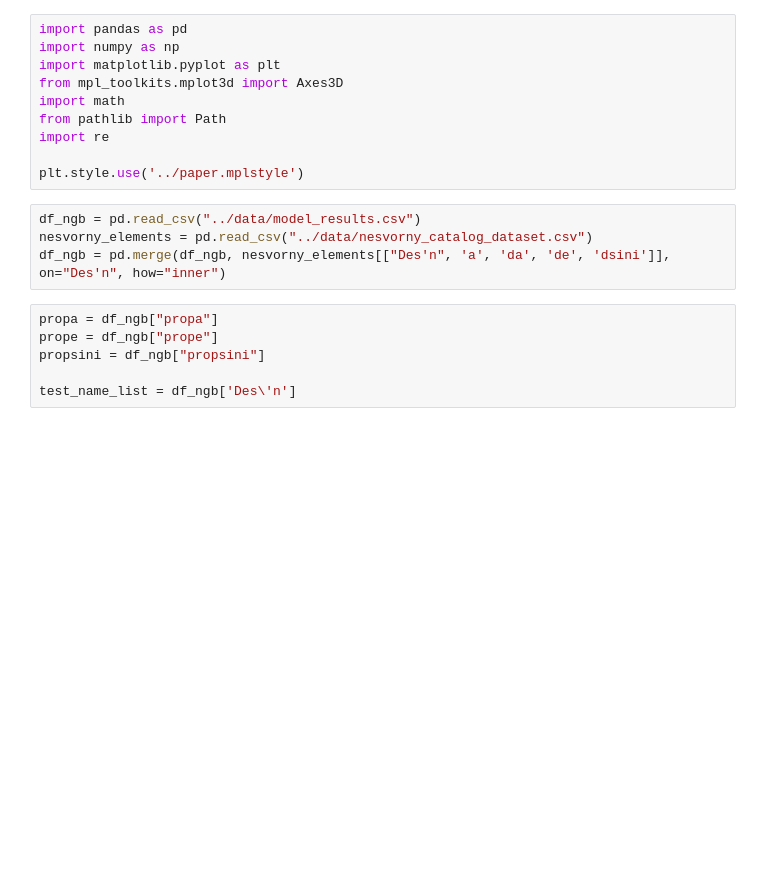
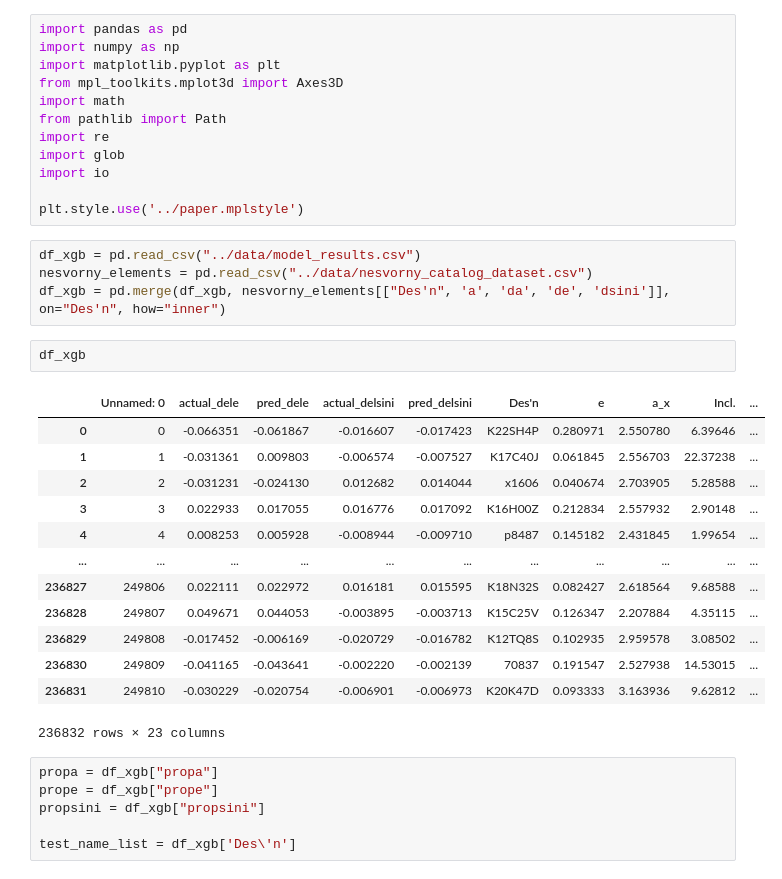
Before and after one commit to YangShen31/proper_elements_prediction, a Jupyter notebook: 4_family_identification/histogram_generations.ipynb, the cells around one changed output. Saved outputs shown, nothing was run; the diff lists cells and outputs as text; blank space fills up the shorter version.

```diff
--- a/4_family_identification/histogram_generations.ipynb
+++ b/4_family_identification/histogram_generations.ipynb
@@ -6,18 +6,36 @@ from mpl_toolkits.mplot3d import Axes3D
 import math
 from pathlib import Path
 import re
+import glob
+import io
 
 plt.style.use('../paper.mplstyle')
 # %%
-df_ngb = pd.read_csv("../data/model_results.csv")
+df_xgb = pd.read_csv("../data/model_results.csv")
 nesvorny_elements = pd.read_csv("../data/nesvorny_catalog_dataset.csv")
-df_ngb = pd.merge(df_ngb, nesvorny_elements[["Des'n", 'a', 'da', 'de', 'dsini']], on="Des'n", how="inner")
+df_xgb = pd.merge(df_xgb, nesvorny_elements[["Des'n", 'a', 'da', 'de', 'dsini']], on="Des'n", how="inner")
+# %%
+df_xgb
+# %% [output]
+|  | Unnamed: 0 | actual_dele | pred_dele | actual_delsini | pred_delsini | Des'n | e | a_x | Incl. | ... |
+| 0 | 0 | -0.066351 | -0.061867 | -0.016607 | -0.017423 | K22SH4P | 0.280971 | 2.550780 | 6.39646 | ... |
+| 1 | 1 | -0.031361 | 0.009803 | -0.006574 | -0.007527 | K17C40J | 0.061845 | 2.556703 | 22.37238 | ... |
+| 2 | 2 | -0.031231 | -0.024130 | 0.012682 | 0.014044 | x1606 | 0.040674 | 2.703905 | 5.28588 | ... |
+| 3 | 3 | 0.022933 | 0.017055 | 0.016776 | 0.017092 | K16H00Z | 0.212834 | 2.557932 | 2.90148 | ... |
+| 4 | 4 | 0.008253 | 0.005928 | -0.008944 | -0.009710 | p8487 | 0.145182 | 2.431845 | 1.99654 | ... |
+| ... | ... | ... | ... | ... | ... | ... | ... | ... | ... | ... |
+| 236827 | 249806 | 0.022111 | 0.022972 | 0.016181 | 0.015595 | K18N32S | 0.082427 | 2.618564 | 9.68588 | ... |
+| 236828 | 249807 | 0.049671 | 0.044053 | -0.003895 | -0.003713 | K15C25V | 0.126347 | 2.207884 | 4.35115 | ... |
+| 236829 | 249808 | -0.017452 | -0.006169 | -0.020729 | -0.016782 | K12TQ8S | 0.102935 | 2.959578 | 3.08502 | ... |
+| 236830 | 249809 | -0.041165 | -0.043641 | -0.002220 | -0.002139 | 70837 | 0.191547 | 2.527938 | 14.53015 | ... |
+| 236831 | 249810 | -0.030229 | -0.020754 | -0.006901 | -0.006973 | K20K47D | 0.093333 | 3.163936 | 9.62812 | ... |
+236832 rows × 23 columns
 # %%
-propa = df_ngb["propa"]
-prope = df_ngb["prope"]
-propsini = df_ngb["propsini"]
+propa = df_xgb["propa"]
+prope = df_xgb["prope"]
+propsini = df_xgb["propsini"]
 
-test_name_list = df_ngb['Des\'n']
+test_name_list = df_xgb['Des\'n']
 # %%
 def calculate_d(a_p, delta_a_p, delta_e_p, delta_sin_i_p):
 	numerator = 3e4  # 3 × 10^4 m/s
```
Also changed, not shown: parts of 13 cells of this notebook.
